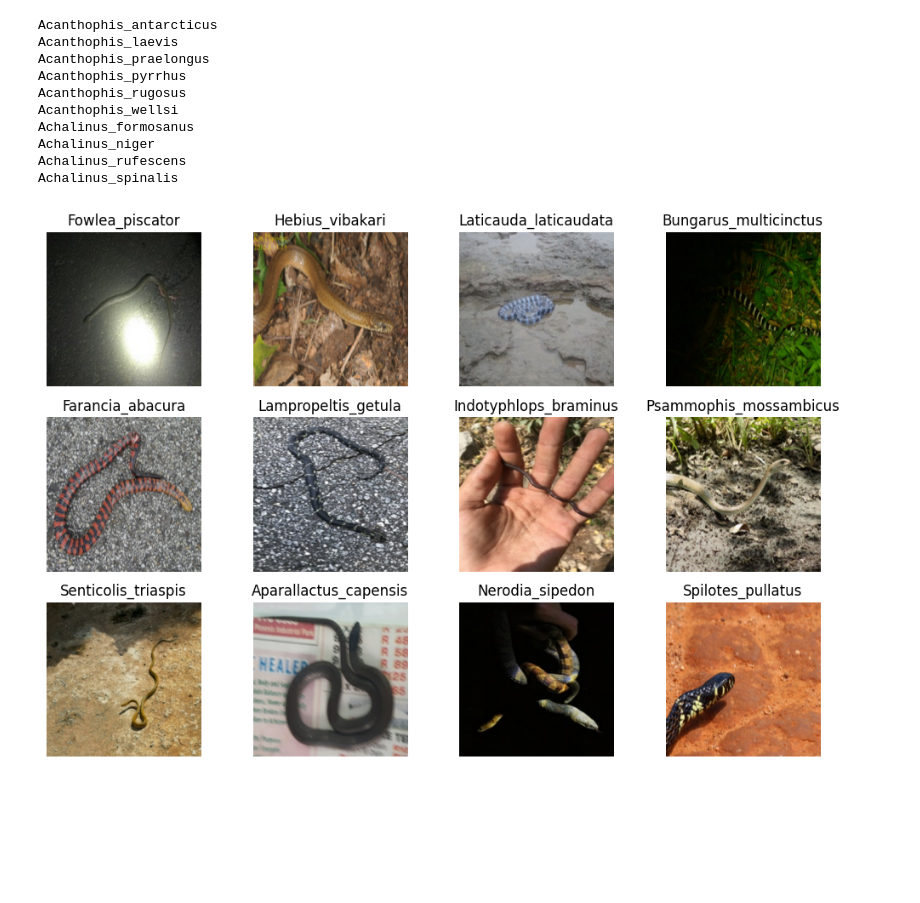
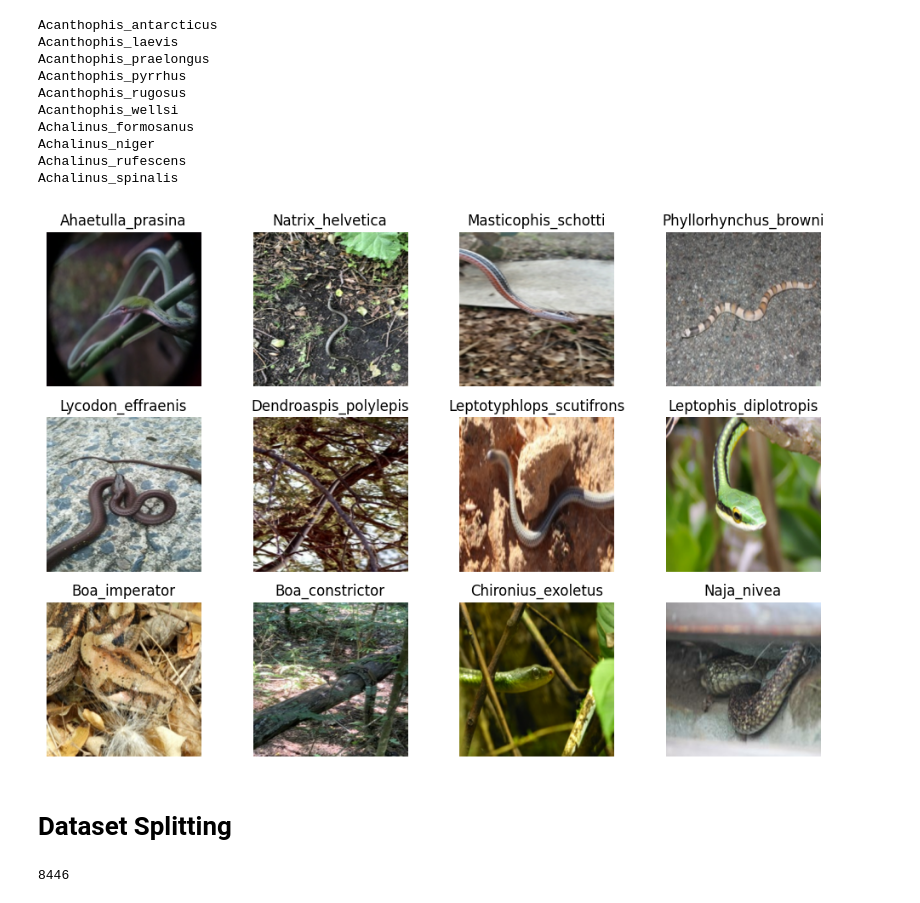
Before and after one commit to Shobhit-Bandhu/snake_species_cnn, a Jupyter notebook: model.ipynb, the cells around one changed output. Drawn from its saved outputs; the diff is of its cells as text; code cells hidden in the pictures; blank space fills up the shorter version.

```diff
--- a/model.ipynb
+++ b/model.ipynb
@@ -60,19 +66,30 @@ Achalinus_spinalis
 # %%
 plt.figure(figsize=(12, 8))
 
 for image_batch, labels_batch in dataset.take(1):
     for i in range(12):
         ax = plt.subplot(3, 4, i + 1)
+
+        plt.axis("off")
         plt.imshow(image_batch[i].numpy().astype("uint8"))
+
+#         print(labels_batch[i])
+
         plt.title(
             class_names[
-                (np.array([labels_batch[i]])) [0]
+                np.array([labels_batch[i]])[0]
             ]
+
         )
-        plt.axis("off")
 # %% [output]
-[figure, old version]
+[figure, new version]
 # %%
 train_size = 0.8
 val_size = 0.1
 test_size = 0.1
+# %% [markdown]
+# Dataset Splitting
+# %%
+len(dataset) # Number of batches
+# %% [output]
+8446
```
Also changed, not shown: parts of 3 cells of this notebook.
